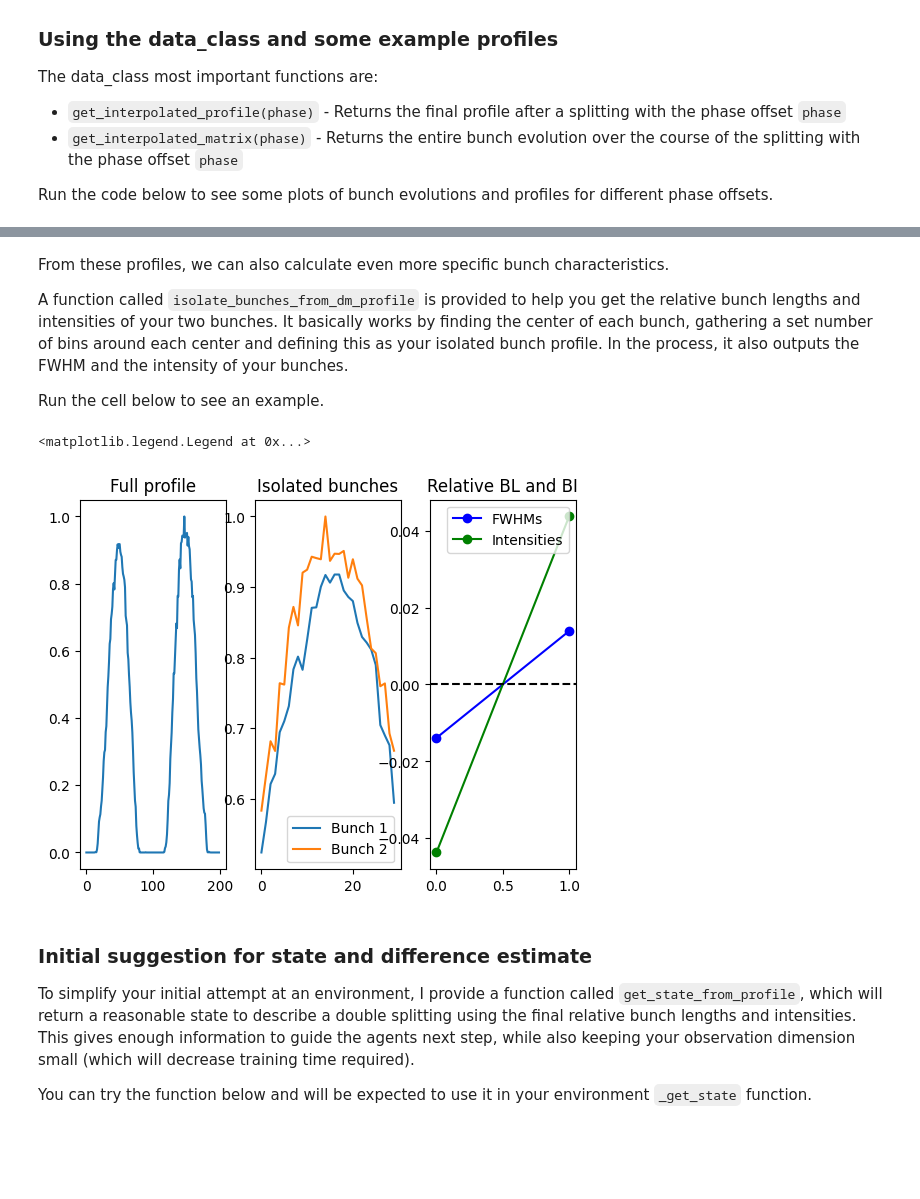
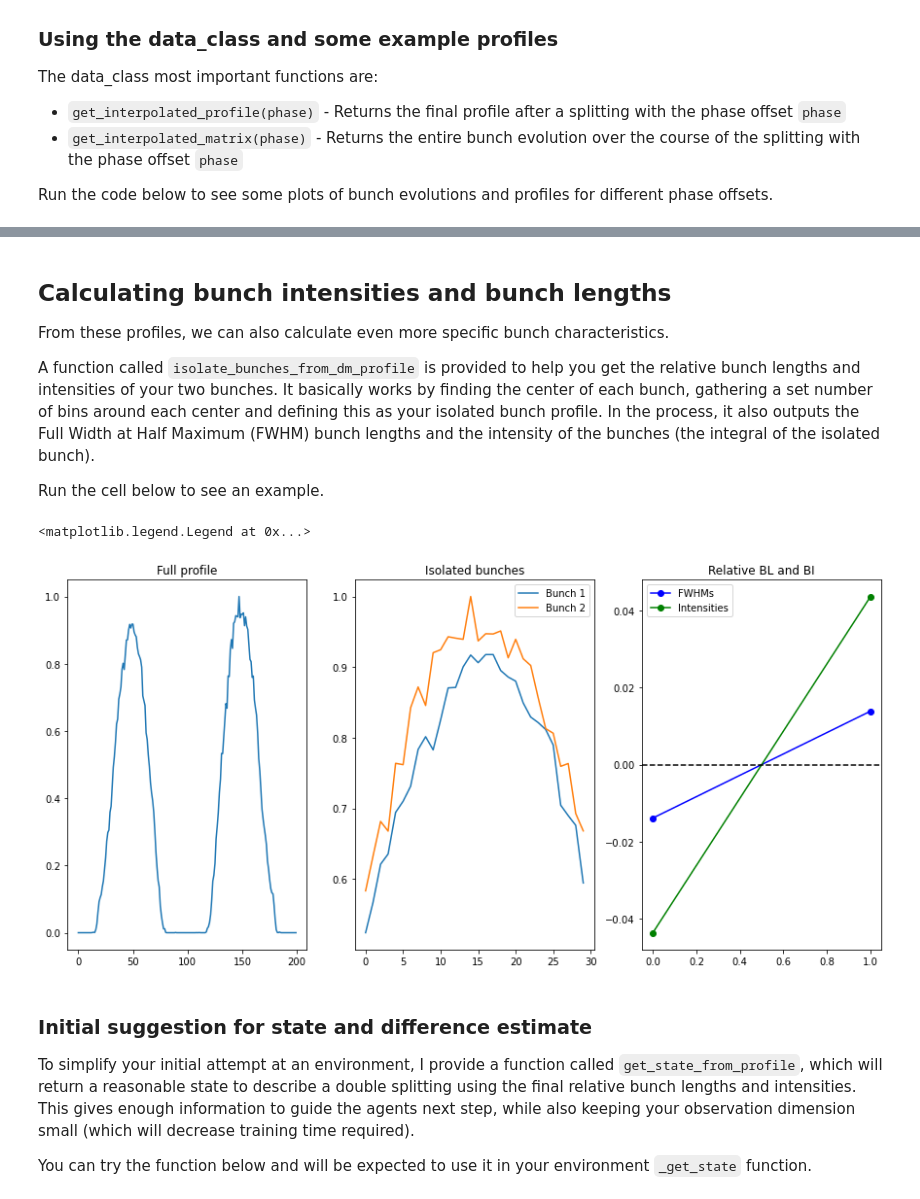
Before and after one commit to jolleboi96/hands-on-reinforcement-learning-icsc-2025, a Jupyter notebook: With solutions - Hands-on excercise Reinforcement Learning using a simulated double splitting.ipynb, the cells around one changed output, grey strips where cells are left out. Saved outputs shown, nothing was run; the diff lists cells and outputs as text; code cells hidden in the pictures; blank space fills up the shorter version.

```diff
--- a/With solutions - Hands-on excercise Reinforcement Learning using a simulated double splitting.ipynb
+++ b/With solutions - Hands-on excercise Reinforcement Learning using a simulated double splitting.ipynb
@@ -135,41 +170,43 @@ for phase in example_phase_offsets:
 # %% [markdown]
+## Calculating bunch intensities and bunch lengths
+
 From these profiles, we can also calculate even more specific bunch characteristics.
 
-A function called <code>isolate_bunches_from_dm_profile</code> is provided to help you get the relative bunch lengths and intensities of your two bunches. It basically works by finding the center of each bunch, gathering a set number of bins around each center and defining this as your isolated bunch profile. In the process, it also outputs the FWHM and the intensity of your bunches.
+A function called <code>isolate_bunches_from_dm_profile</code> is provided to help you get the relative bunch lengths and intensities of your two bunches. It basically works by finding the center of each bunch, gathering a set number of bins around each center and defining this as your isolated bunch profile. In the process, it also outputs the Full Width at Half Maximum (FWHM) bunch lengths and the intensity of the bunches (the integral of the isolated bunch).
 
 Run the cell below to see an example.
 # %%
 # To do some analysis based on a profile, some additional utility functions are available
 from utils import profile_reward_quad, isolate_bunches_from_dm_profile
 
 profile = data_class.get_interpolated_profile(2)
 bunches, fwhms, intensities = isolate_bunches_from_dm_profile(profile, intensities=True, rel=True, plot_found_bunches=False)
 
 
 # Standardization/normalization
 fwhms = fwhms-np.mean(fwhms) # The FWHMs are returned normalized, but need to be centered around zero
 intensities = intensities / max(intensities) # The intensities are normalized, and centered around zero
 intensities = intensities - np.mean(intensities)
 
 ### Plotting
-plt.figure()
+plt.figure(figsize=(15,7))
 plt.subplot(131)
 plt.title('Full profile')
 plt.plot(profile)
 plt.subplot(132)
 plt.title('Isolated bunches')
 plt.plot(bunches[0],label='Bunch 1')
 plt.plot(bunches[1],label='Bunch 2')
 plt.legend()
 plt.subplot(133)
 plt.title('Relative BL and BI')
 plt.plot(fwhms, 'bo-', label='FWHMs')
 plt.plot(intensities, 'go-', label='Intensities')
 plt.axhline(0, color='k',linestyle='--')
 plt.legend()
 # %% [output]
 <matplotlib.legend.Legend at 0x...>
-[figure, old version]
+[figure, new version]
 # %% [markdown]
 ### Initial suggestion for state and difference estimate
 
```
Also changed, not shown: parts of 34 cells of this notebook, 1 other file.
